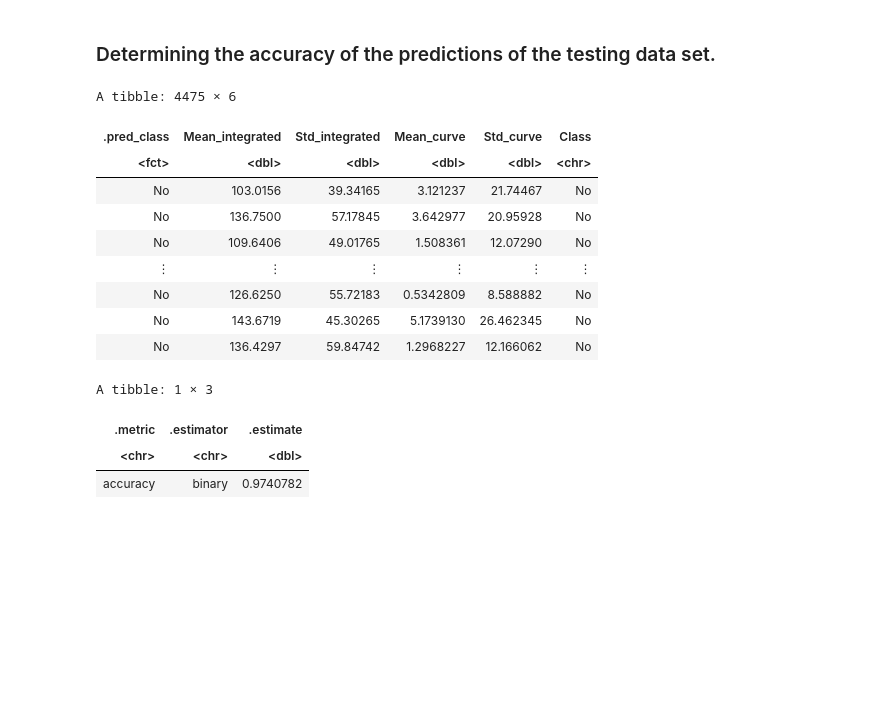
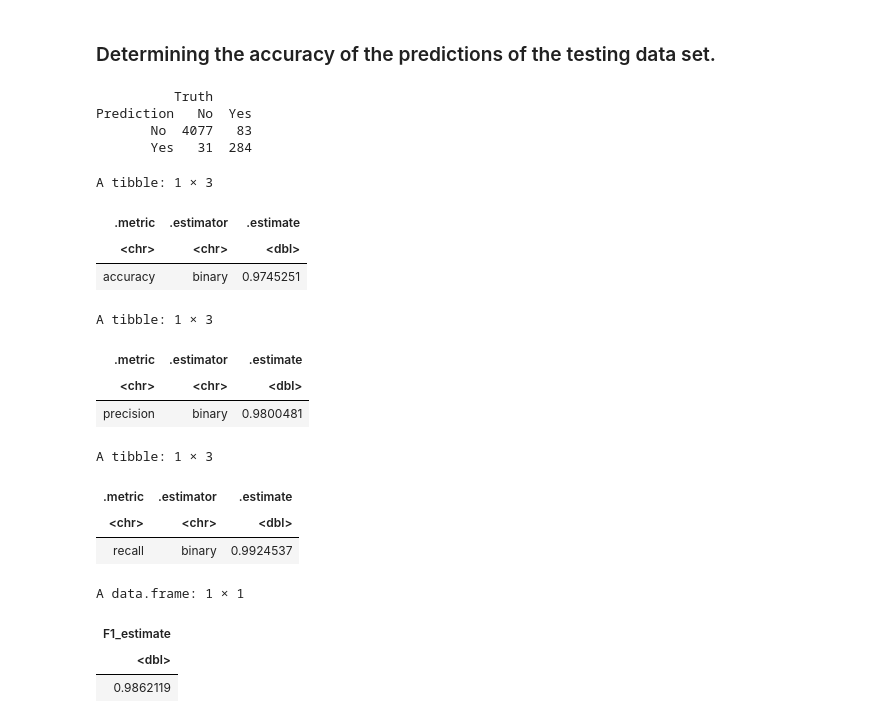
Before and after one commit to arielpark821/DSCI-100-Group-3, a Jupyter notebook: group_project_report.ipynb, the cells around one changed output. Cells and saved outputs as stored; diff of their text form; code cells hidden in the pictures; blank space fills up the shorter version.

Commit message:
Added precision, recall, and f1 estimates.
Added more estimates to show the effectiveness of the model.

```diff
--- a/group_project_report.ipynb
+++ b/group_project_report.ipynb
@@ -254,28 +254,56 @@ fit(data = pulsar_train)
 # %%
 set.seed(1)
 
 pulsar_predictions <- predict(pulsar_fit_2, pulsar_test) |>
-bind_cols(pulsar_test)
-pulsar_predictions
+bind_cols(pulsar_test) |>
+mutate(Class = as_factor(Class))
+
+pulsar_mat <- pulsar_predictions |>
+conf_mat(truth = Class, estimate = .pred_class)
+pulsar_mat
 
 pulsar_metrics <- pulsar_predictions |>
-mutate(Class = as_factor(Class)) |>
 metrics(truth = Class, estimate = .pred_class)  |>
 filter(.metric == 'accuracy')
+pulsar_metrics
 
-pulsar_metrics
+pulsar_precision <- pulsar_predictions |>
+precision(truth = Class, estimate = .pred_class)
+pulsar_precision
+
+pulsar_recall <- pulsar_predictions |>
+recall(truth = Class, estimate = .pred_class)
+pulsar_recall
+
+pulsar_precision_estimate <- pulsar_precision |>
+select(.estimate) |>
+pull()
+pulsar_recall_estimate <- pulsar_recall |>
+select(.estimate) |>
+pull()
+
+pulsar_f1 <- 2 * pulsar_recall_estimate * pulsar_precision_estimate/(pulsar_recall_estimate + pulsar_precision_estimate) |>
+as_tibble() |>
+rename(F1_estimate = value)
+pulsar_f1
 # %% [output]
-A tibble: 4475 × 6
+          Truth
+Prediction   No  Yes
+       No  4077   83
+       Yes   31  284
+A tibble: 1 × 3
-| .pred_class | Mean_integrated | Std_integrated | Mean_curve | Std_curve | Class |
-| <fct> | <dbl> | <dbl> | <dbl> | <dbl> | <chr> |
-| No | 103.0156 | 39.34165 | 3.121237 | 21.74467 | No |
-| No | 136.7500 | 57.17845 | 3.642977 | 20.95928 | No |
-| No | 109.6406 | 49.01765 | 1.508361 | 12.07290 | No |
-| ⋮ | ⋮ | ⋮ | ⋮ | ⋮ | ⋮ |
-| No | 126.6250 | 55.72183 | 0.5342809 | 8.588882 | No |
-| No | 143.6719 | 45.30265 | 5.1739130 | 26.462345 | No |
-| No | 136.4297 | 59.84742 | 1.2968227 | 12.166062 | No |
+| .metric | .estimator | .estimate |
+| <chr> | <chr> | <dbl> |
+| accuracy | binary | 0.9745251 |
-A tibble: 1 × 3
+A tibble: 1 × 3
 | .metric | .estimator | .estimate |
 | <chr> | <chr> | <dbl> |
-| accuracy | binary | 0.9740782 |
+| precision | binary | 0.9800481 |
+A tibble: 1 × 3
+| .metric | .estimator | .estimate |
+| <chr> | <chr> | <dbl> |
+| recall | binary | 0.9924537 |
+A data.frame: 1 × 1
+| F1_estimate |
+| <dbl> |
+| 0.9862119 |
```
Also changed, not shown: parts of 6 cells of this notebook.
